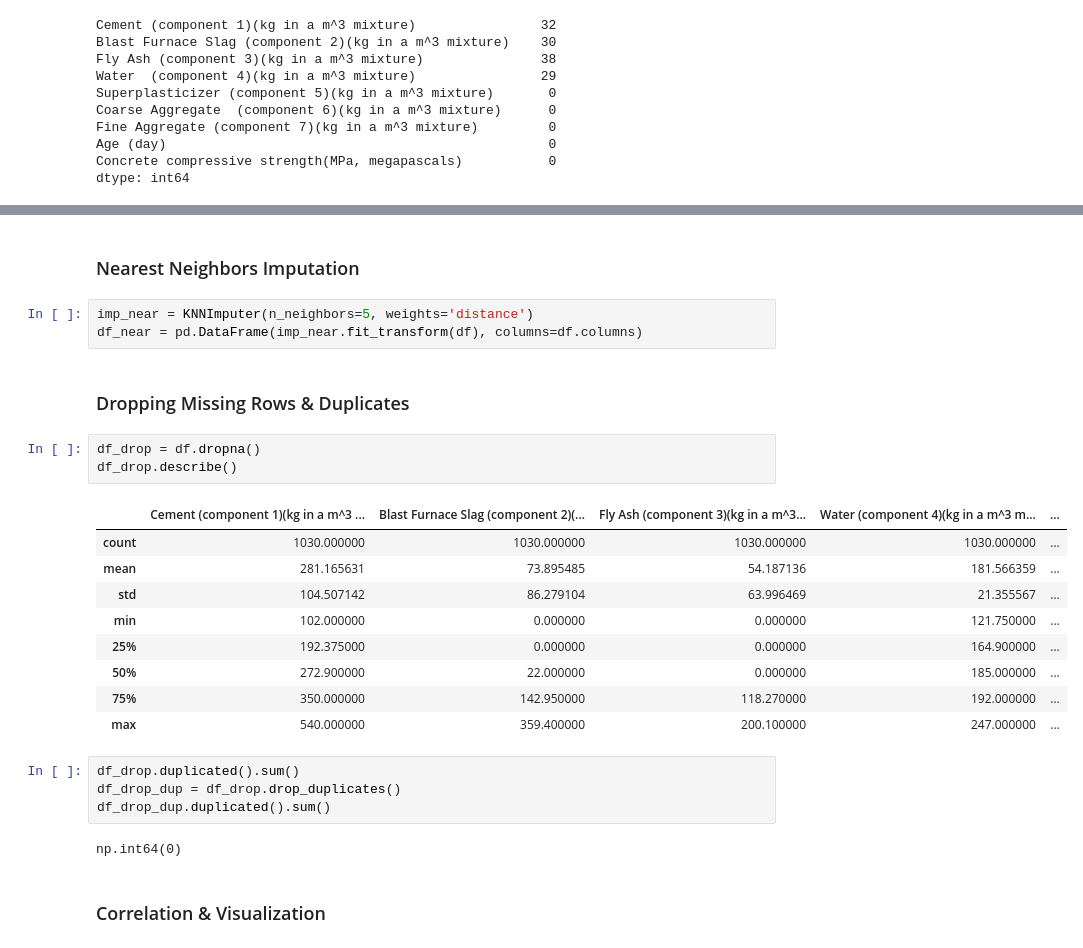
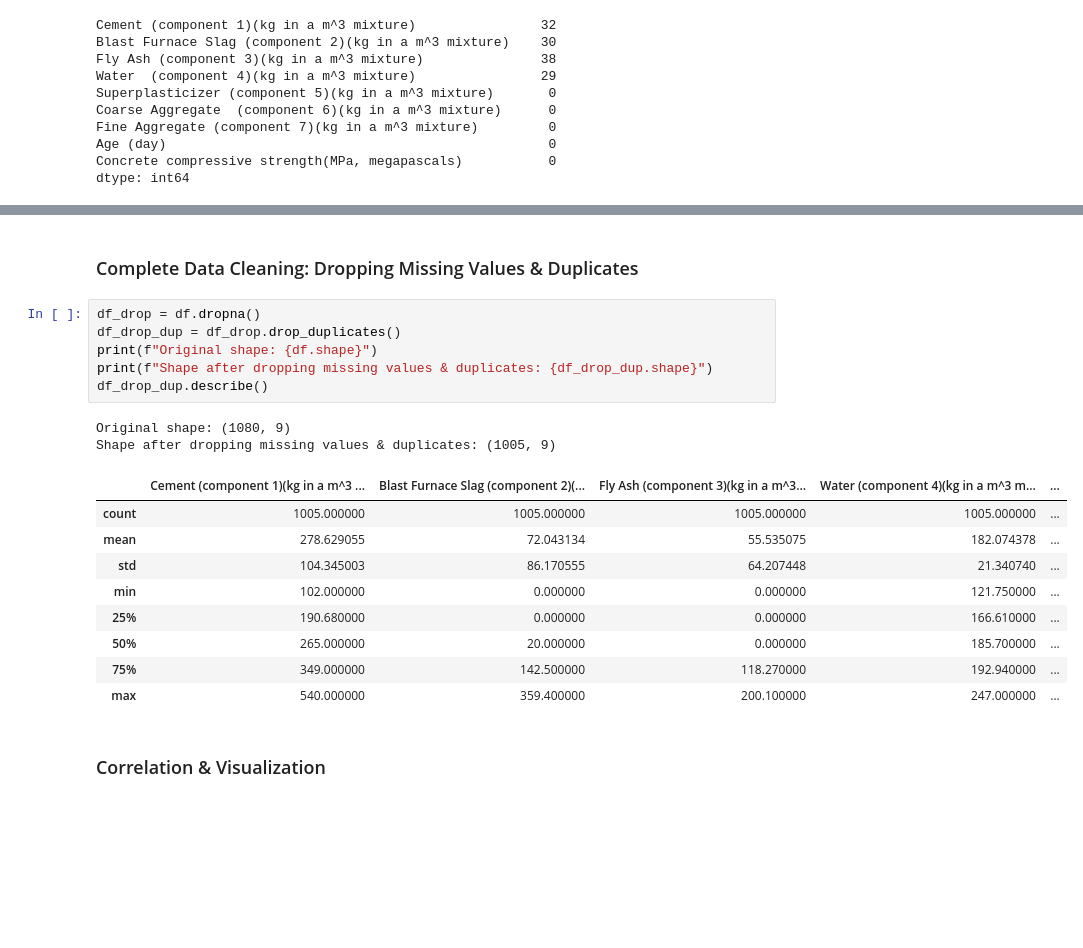
Before and after one commit to Jocund96/Data-to-Design-ML, a Jupyter notebook: S4_Boosting/Week-4/boost_w4.ipynb, the cells around one changed output, grey strips where cells are left out. Saved outputs shown, nothing was run; the diff lists cells and outputs as text; blank space fills up the shorter version.

```diff
--- a/S4_Boosting/Week-4/boost_w4.ipynb
+++ b/S4_Boosting/Week-4/boost_w4.ipynb
@@ -52,29 +57,23 @@ df_sim_imp = pd.DataFrame(imp.transform(df), columns=df.columns)
-# %% [markdown]
-### Nearest Neighbors Imputation
-# %%
-imp_near = KNNImputer(n_neighbors=5, weights='distance')
-df_near = pd.DataFrame(imp_near.fit_transform(df), columns=df.columns)
 # %% [markdown]
-### Dropping Missing Rows & Duplicates
+### Complete Data Cleaning: Dropping Missing Values & Duplicates
-# %%
-df_drop = df.dropna()
-df_drop.describe()
-# %% [output]
-|  | Cement (component 1)(kg in a m^3 ... | Blast Furnace Slag (component 2)(... | Fly Ash (component 3)(kg in a m^3... | Water (component 4)(kg in a m^3 m... | ... |
-| count | 1030.000000 | 1030.000000 | 1030.000000 | 1030.000000 | ... |
-| mean | 281.165631 | 73.895485 | 54.187136 | 181.566359 | ... |
-| std | 104.507142 | 86.279104 | 63.996469 | 21.355567 | ... |
-| min | 102.000000 | 0.000000 | 0.000000 | 121.750000 | ... |
-| 25% | 192.375000 | 0.000000 | 0.000000 | 164.900000 | ... |
-| 50% | 272.900000 | 22.000000 | 0.000000 | 185.000000 | ... |
-| 75% | 350.000000 | 142.950000 | 118.270000 | 192.000000 | ... |
-| max | 540.000000 | 359.400000 | 200.100000 | 247.000000 | ... |
-# %%
-df_drop.duplicated().sum()
-df_drop_dup = df_drop.drop_duplicates()
-df_drop_dup.duplicated().sum()
-# %% [output]
-np.int64(0)
+# %%
+df_drop = df.dropna()
+df_drop_dup = df_drop.drop_duplicates()
+print(f"Original shape: {df.shape}")
+print(f"Shape after dropping missing values & duplicates: {df_drop_dup.shape}")
+df_drop_dup.describe()
+# %% [output]
+Original shape: (1080, 9)
+Shape after dropping missing values & duplicates: (1005, 9)
+|  | Cement (component 1)(kg in a m^3 ... | Blast Furnace Slag (component 2)(... | Fly Ash (component 3)(kg in a m^3... | Water (component 4)(kg in a m^3 m... | ... |
+| count | 1005.000000 | 1005.000000 | 1005.000000 | 1005.000000 | ... |
+| mean | 278.629055 | 72.043134 | 55.535075 | 182.074378 | ... |
+| std | 104.345003 | 86.170555 | 64.207448 | 21.340740 | ... |
+| min | 102.000000 | 0.000000 | 0.000000 | 121.750000 | ... |
+| 25% | 190.680000 | 0.000000 | 0.000000 | 166.610000 | ... |
+| 50% | 265.000000 | 20.000000 | 0.000000 | 185.700000 | ... |
+| 75% | 349.000000 | 142.500000 | 118.270000 | 192.940000 | ... |
+| max | 540.000000 | 359.400000 | 200.100000 | 247.000000 | ... |
 # %% [markdown]
 ### Correlation & Visualization
 # %%
```
Also changed, not shown: parts of 31 cells of this notebook, 2 other files.
